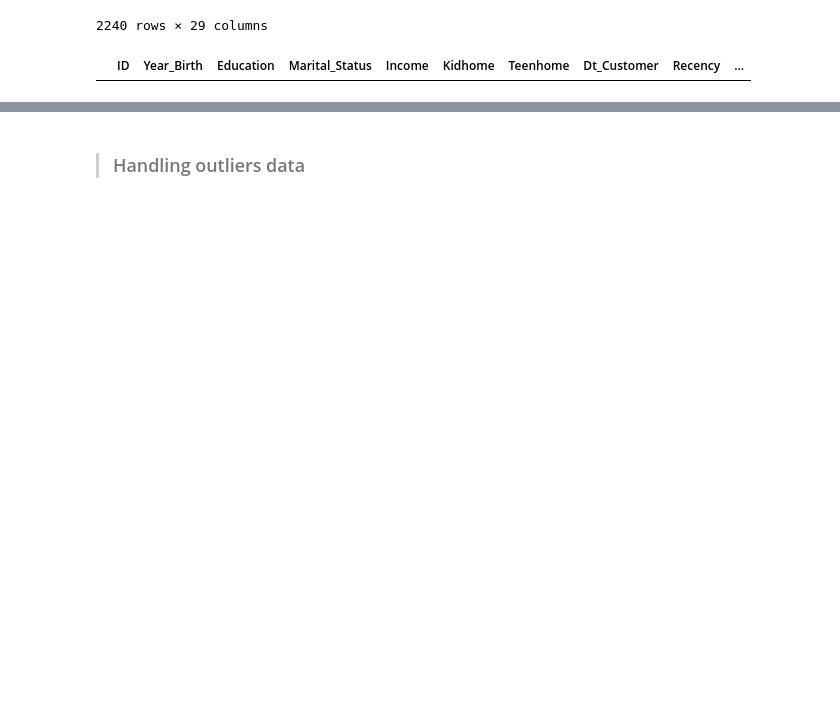
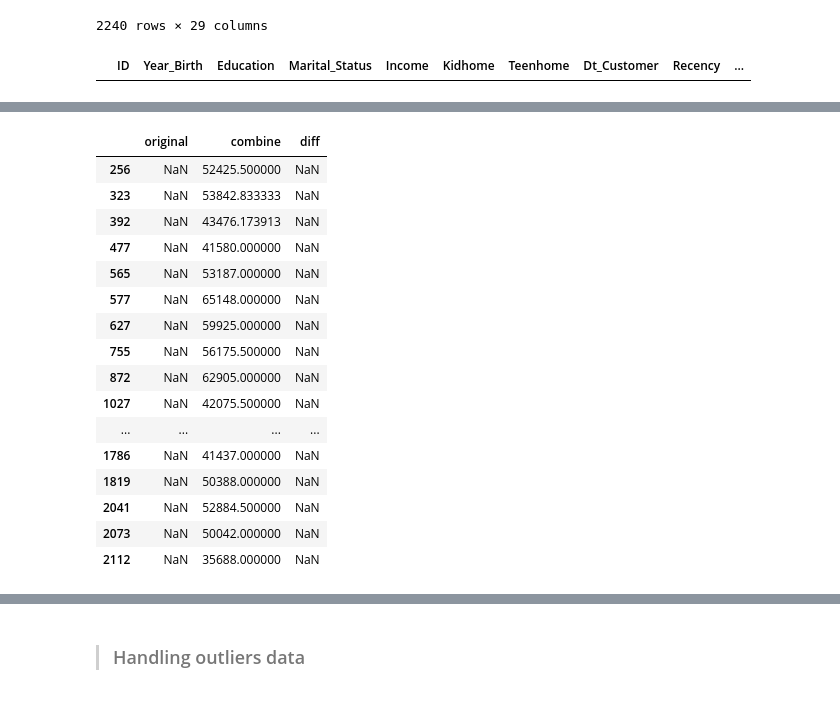
Before and after one commit to fnkhairudin/CapstoneProjectModul2, a Jupyter notebook: notebooks/1.0-fnk-data-prepreation.ipynb, the cells around one changed output, grey strips where cells are left out. Saved outputs shown, nothing was run; the diff lists cells and outputs as text; code cells hidden in the pictures; blank space fills up the shorter version.

```diff
--- a/notebooks/dataCleaning.ipynb
+++ b/notebooks/1.0-fnk-data-prepreation.ipynb
@@ -450,0 +533,7 @@ df.query("Income.isna()")
+# %%
+df_paired = pd.DataFrame({
+    'original' : df_original['Income'],
+    'combine' : df_combine['Income'],
+    'diff' : df_original['Income'] - df_combine['Income']
+})
+df_paired
@@ -450,0 +554,21 @@ df.query("Income.isna()")
+# %%
+# display rows which contain missing values in BEFORE handling missing values and filled missing values in AFTER handling missing values
+df_paired.query("diff != 0")
+# %% [output]
+|  | original | combine | diff |
+| 256 | NaN | 52425.500000 | NaN |
+| 323 | NaN | 53842.833333 | NaN |
+| 392 | NaN | 43476.173913 | NaN |
+| 477 | NaN | 41580.000000 | NaN |
+| 565 | NaN | 53187.000000 | NaN |
+| 577 | NaN | 65148.000000 | NaN |
+| 627 | NaN | 59925.000000 | NaN |
+| 755 | NaN | 56175.500000 | NaN |
+| 872 | NaN | 62905.000000 | NaN |
+| 1027 | NaN | 42075.500000 | NaN |
+| ... | ... | ... | ... |
+| 1786 | NaN | 41437.000000 | NaN |
+| 1819 | NaN | 50388.000000 | NaN |
+| 2041 | NaN | 52884.500000 | NaN |
+| 2073 | NaN | 50042.000000 | NaN |
+| 2112 | NaN | 35688.000000 | NaN |
```
Also changed, not shown: parts of 38 cells of this notebook, 2 other files.
